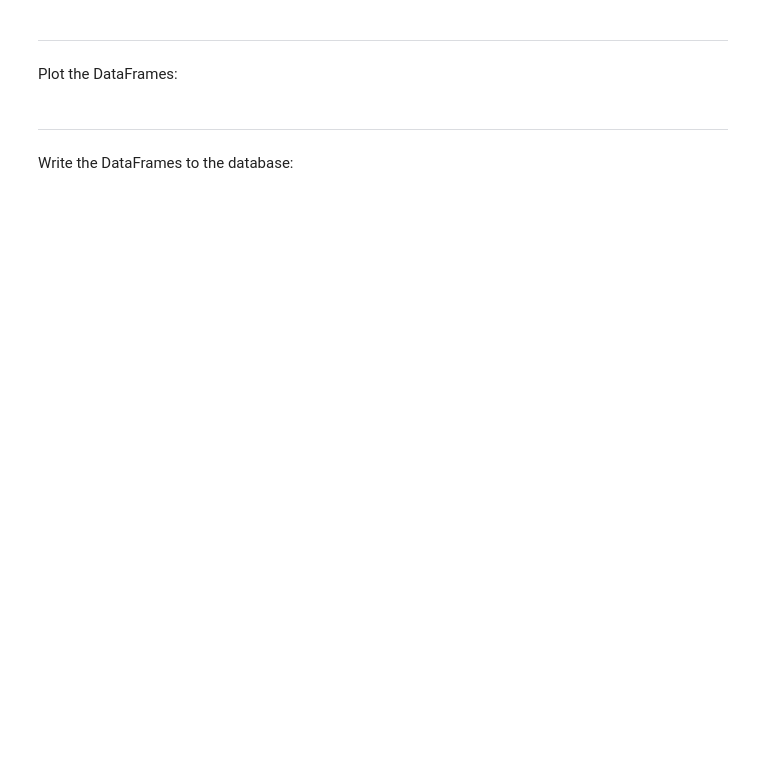
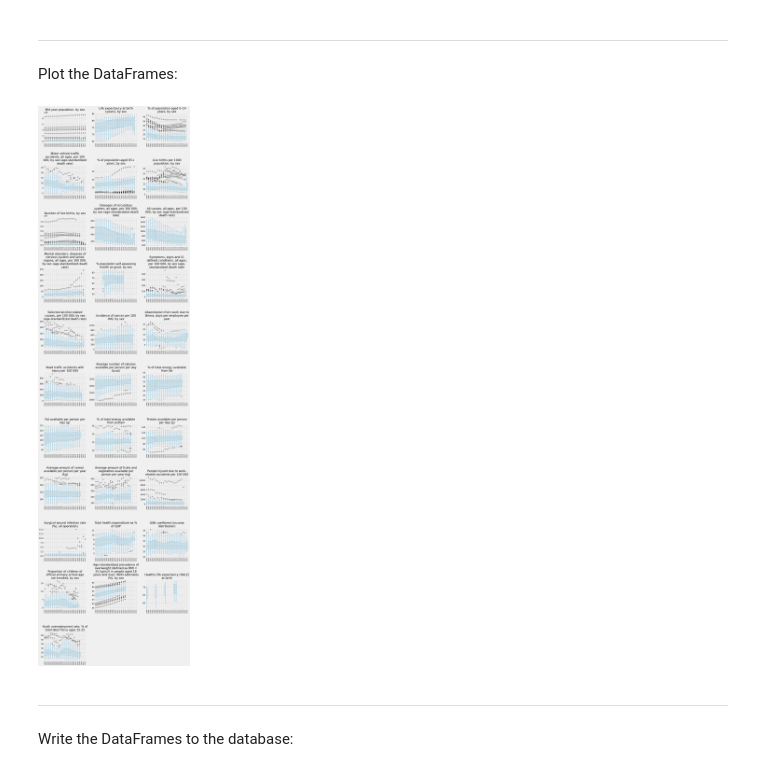
Before and after one commit to EduHealth-Insights/Edu-health-demographics, a Jupyter notebook: HFA_cleaning.ipynb, the cells around one changed output. Cells and saved outputs as stored; diff of their text form; code cells hidden in the pictures; blank space fills up the shorter version.

```diff
--- a/HFA_cleaning.ipynb
+++ b/HFA_cleaning.ipynb
@@ -311,3 +469,78 @@ plt.show()
+# %%
+import pandas as pd
+import matplotlib.pyplot as plt
+import textwrap
+
+# Liste der measure labels
+measure_labels = ['Mid-year population, by sex',
+       'Life expectancy at birth (years), by sex',
+       '% of population aged 0–14 years, by sex',
+       'Motor vehicle traffic accidents, all ages, per 100 000, by sex (age-standardized death rate)',
+       '% of population aged 65+ years, by sex',
+       'Live births per 1000 population, by sex',
+       'Number of live births, by sex',
+       'Diseases of circulatory system, all ages, per 100 000, by sex (age-standardized death rate)',
+       'All causes, all ages, per 100 000, by sex (age-standardized death rate)',
+       'Mental disorders, diseases of nervous system and sense organs, all ages, per 100 000, by sex (age-standardized death rate)',
+       '% population self-assessing health as good, by sex',
+       'Symptoms, signs and ill-defined conditions, all ages, per 100 000, by sex (age-standardized death rate)',
+       'Selected alcohol-related causes, per 100 000, by sex (age-standardized death rate)',
+       'Incidence of cancer per 100 000, by sex',
+       'Absenteeism from work due to illness, days per employee per year',
+       'Road traffic accidents with injury per 100 000',
+       'Average number of calories available per person per day (kcal)',
+       '% of total energy available from fat',
+       'Fat available per person per day (g)',
+       '% of total energy available from protein',
+       'Protein available per person per day (g)',
+       'Average amount of cereal available per person per year (kg)',
+       'Average amount of fruits and vegetables available per person per year (kg)',
+       'People injured due to work-related accidents per 100 000',
+       'Surgical wound infection rate (%), all operations',
+       'Total health expenditure as % of GDP',
+       'GINI coefficient (income distribution)',
+       'Proportion of children of official primary school age not enrolled, by sex',
+       'Age-standardized prevalence of overweight (defined as BMI = 25 kg/m2) in people aged 18 years and over, WHO estimates (%), by sex',
+       'Healthy life expectancy (HALE) at birth',
+       'Youth unemployment rate, % of total labor force ages 15-25']
+
+# Liste der DataFrame-Namen
+dataframe_keys = ['HFA_1', 'HFA_43', 'HFA_10', 'HFA_167', 'HFA_13', 'HFA_16', 'HFA_19', 'HFA_101', 'HFA_194', 'HFA_260',
+                  'HFA_417', 'HFA_275', 'HFA_293', 'HFA_357', 'HFA_411', 'HFA_436', 'HFA_440', 'HFA_441', 'HFA_442',
+                  'HFA_443', 'HFA_444', 'HFA_445', 'HFA_446', 'HFA_454', 'HFA_546', 'HFA_566', 'HFA_617', 'HFA_618',
+                  'HFA_627', 'HFA_636', 'HFA_637']
+
+# Sicherstellen, dass die Anzahl der measure labels mit der Anzahl der DataFrame-Namen übereinstimmt
+assert len(measure_labels) == len(dataframe_keys), "Die Anzahl der measure labels muss mit der Anzahl der DataFrame-Namen übereinstimmen."
+
+# Calculate the number of rows and columns for the subplots
+n_cols = 3
+n_rows = (len(dataframe_keys) + n_cols - 1) // n_cols
+
+# Generate boxplots for each dataframe
+fig, axes = plt.subplots(n_rows, n_cols, figsize=(15, n_rows * 5))
+
+# Flatten axes array for easy iteration if it's multi-dimensional
+axes = axes.flatten()
+
+# Set the max width for wrapping titles
+max_title_width = 30
+
+for i, (label, key) in enumerate(zip(measure_labels, dataframe_keys)):
+    df = globals()[key]  # Zugriff auf die DataFrames über ihren Namen
+    df.boxplot(ax=axes[i])
+    wrapped_title = "\n".join(textwrap.wrap(label, max_title_width))
+    axes[i].set_title(wrapped_title)
+    plt.setp(axes[i].xaxis.get_majorticklabels(), rotation=90, fontsize=10)
+
+# Remove empty subplots
+for j in range(i+1, len(axes)):
+    fig.delaxes(axes[j])
+
+plt.tight_layout()
+plt.show()
+# %% [output]
+[figure, added]
 # %% [markdown]
 ---
 # %% [markdown]
```
Also changed, not shown: parts of 42 cells of this notebook, 2 other files.
